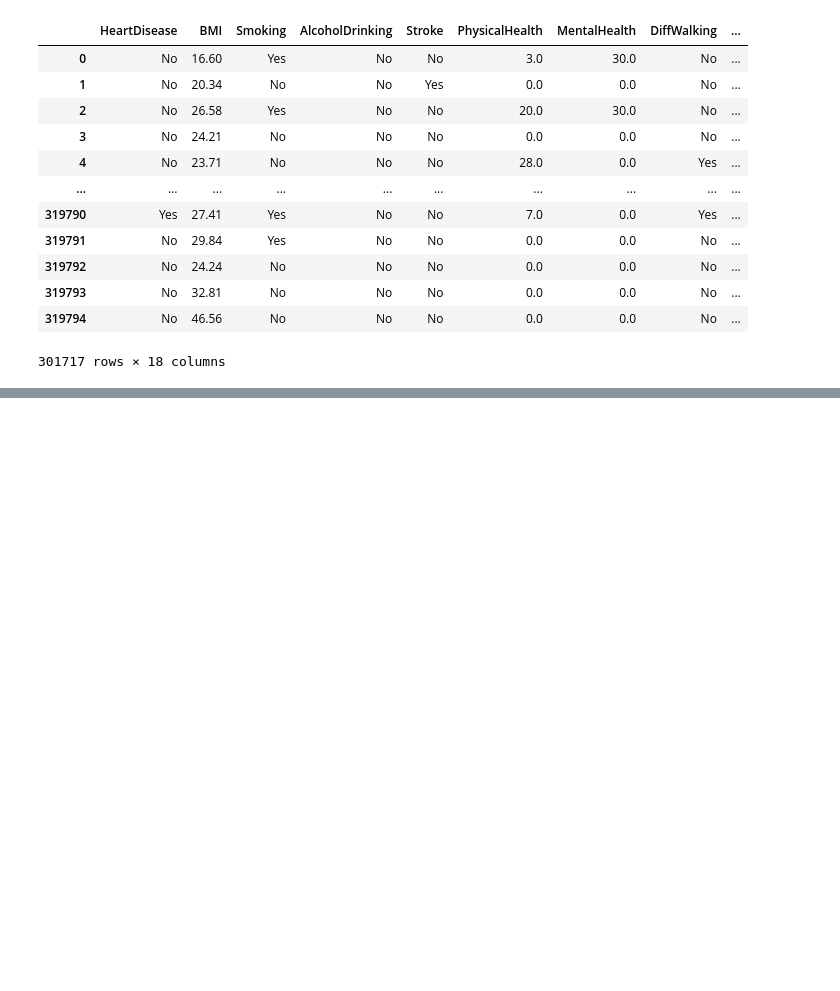
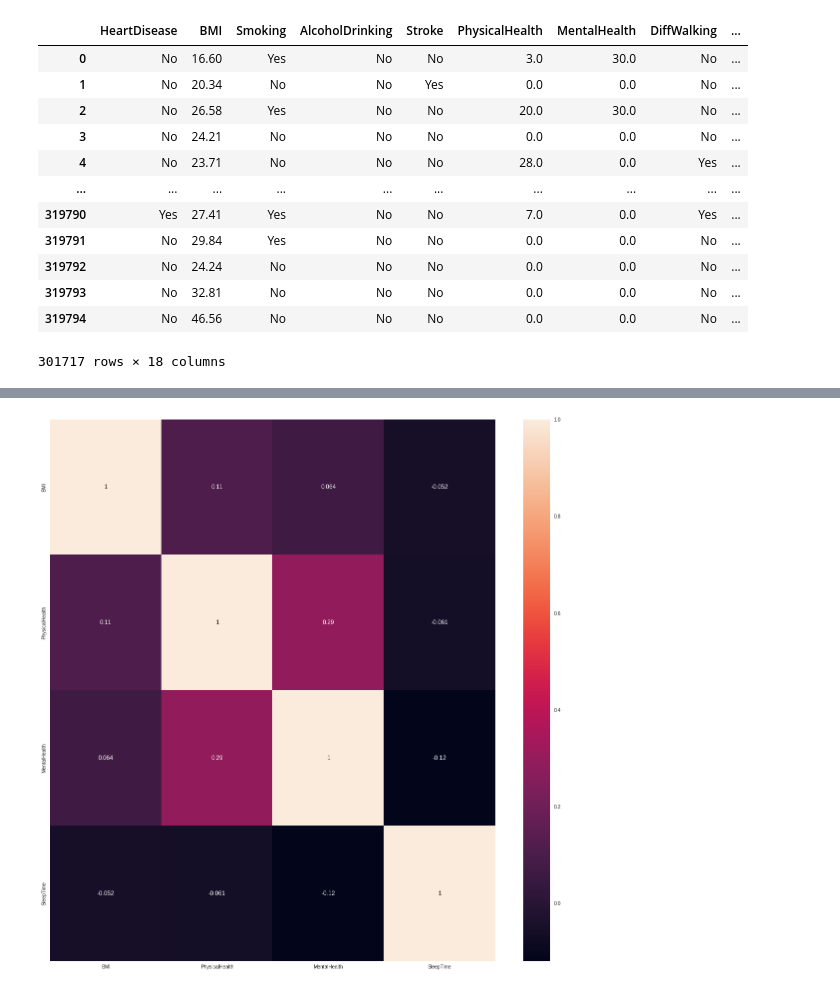
Before and after one commit to MaliheDahmardeh/project, a Jupyter notebook: Copy_of_Untitled0.ipynb, the cells around one changed output, grey strips where cells are left out. Saved outputs shown, nothing was run; the diff lists cells and outputs as text; code cells hidden in the pictures; blank space fills up the shorter version.

```diff
--- a/Copy_of_Untitled0.ipynb
+++ b/Copy_of_Untitled0.ipynb
@@ -94,0 +188,7 @@ heart_disease_df.drop_duplicates()
+# %%
+corr_matrix = heart_disease_df.corr()
+plt.figure(figsize = (20,20))
+sb_plot=sb.heatmap(corr_matrix,annot=True)
+plt.show()
+# %% [output]
+[figure, added]
```
Also changed, not shown: parts of 10 cells of this notebook.
